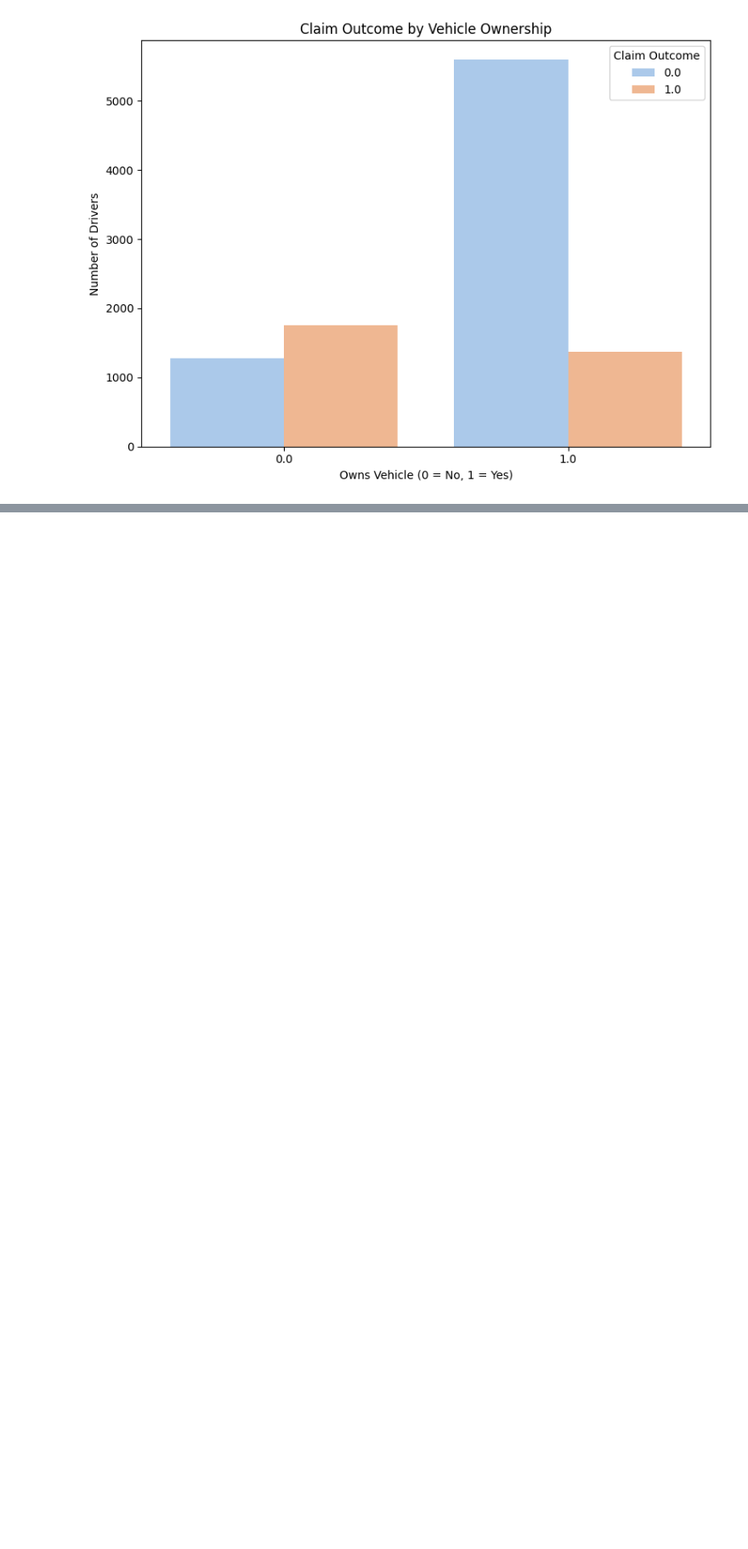
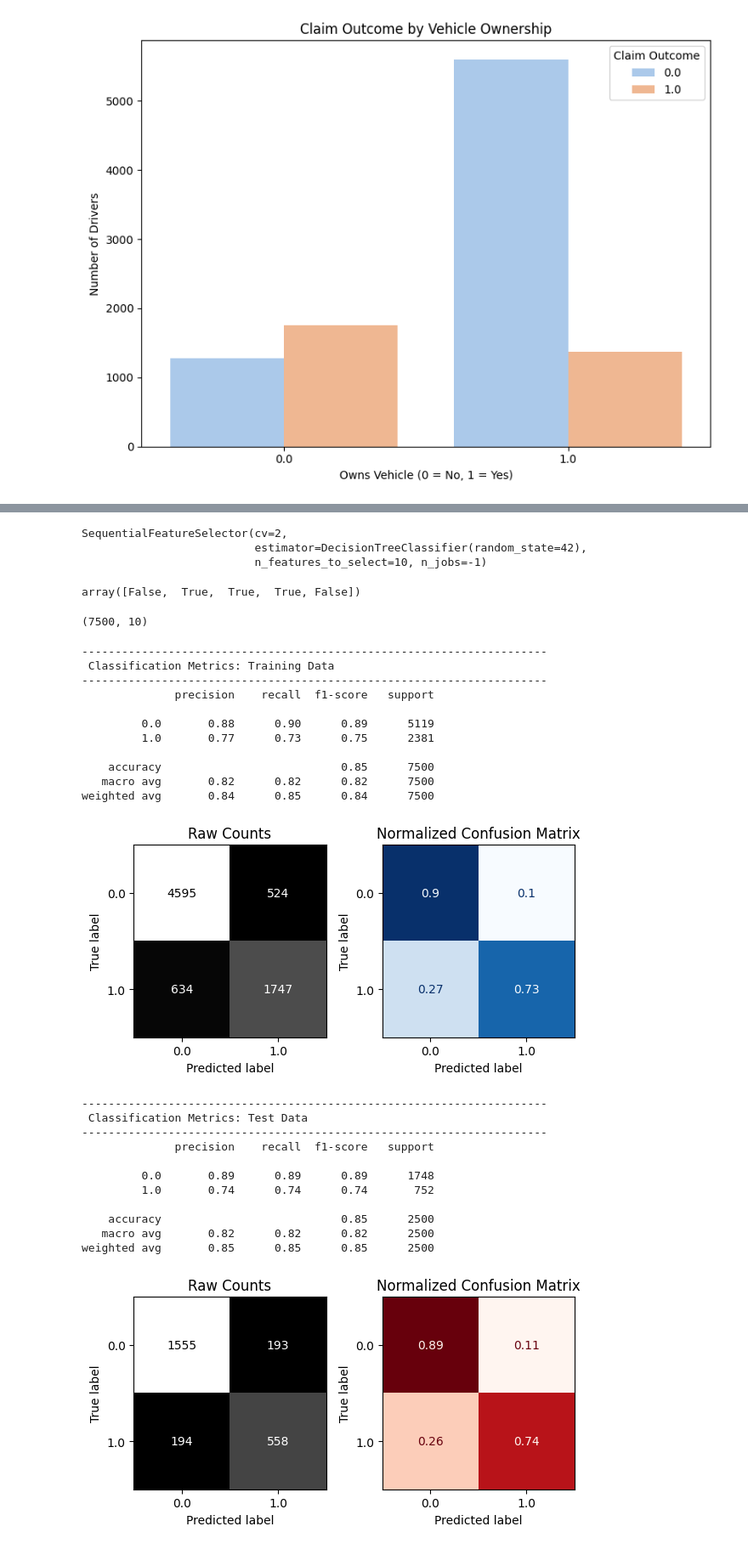
Before and after one commit to feras-nahhal/insurance-claims-analysis, a Jupyter notebook: insurance_risk_analysis.ipynb, the cells around one changed output, grey strips where cells are left out. Shown at 85% size. Cells and saved outputs as stored; diff of their text form; code cells hidden in the pictures; blank space fills up the shorter version.

```diff
--- a/insurance_risk_analysis.ipynb
+++ b/insurance_risk_analysis.ipynb
@@ -475,0 +583,60 @@ plt.show()
+# %%
+from sklearn.feature_selection import SequentialFeatureSelector
+from sklearn.tree import DecisionTreeClassifier
+# Instantiate the model
+dt = DecisionTreeClassifier(random_state = 42)
+# Instantiate the SequentialFeatureSelector
+sfs = SequentialFeatureSelector(dt, n_features_to_select=10,
+                                direction = 'forward', cv=2,
+                                 n_jobs=-1)
+sfs.fit(X_train_transformed,y_train)
+# %% [output]
+SequentialFeatureSelector(cv=2,
+                          estimator=DecisionTreeClassifier(random_state=42),
+                          n_features_to_select=10, n_jobs=-1)
+# %%
+# Preview array
+sfs.support_[0:5]
+# %% [output]
+array([False,  True,  True,  True, False])
+# %%
+# .support_ returns an array of T/F whether it is above threshold
+features_to_keep = sfs.support_
+# Only include the features selected
+X_train_10 = X_train_transformed.loc[:,features_to_keep]
+X_test_10 = X_test_transformed.loc[:,features_to_keep]
+X_train_10.shape
+# %% [output]
+(7500, 10)
+# %%
+# Instantiate default random forest
+rf_clf = RandomForestClassifier(random_state=42)
+# Fit on 39 selected featuers
+rf_clf.fit(X_train_10, y_train)
+# Evaluate with custom function
+evaluate_classification(rf_clf, X_train_10, y_train, X_test_10, y_test)
+# %% [output]
+----------------------------------------------------------------------
+ Classification Metrics: Training Data
+----------------------------------------------------------------------
+              precision    recall  f1-score   support
+
+         0.0       0.88      0.90      0.89      5119
+         1.0       0.77      0.73      0.75      2381
+
+    accuracy                           0.85      7500
+   macro avg       0.82      0.82      0.82      7500
+weighted avg       0.84      0.85      0.84      7500
+[figure, added]
+----------------------------------------------------------------------
+ Classification Metrics: Test Data
+----------------------------------------------------------------------
+              precision    recall  f1-score   support
+
+         0.0       0.89      0.89      0.89      1748
+         1.0       0.74      0.74      0.74       752
+
+    accuracy                           0.85      2500
+   macro avg       0.82      0.82      0.82      2500
+weighted avg       0.85      0.85      0.85      2500
+[figure, added]
```
Also changed, not shown: parts of 15 cells of this notebook.
